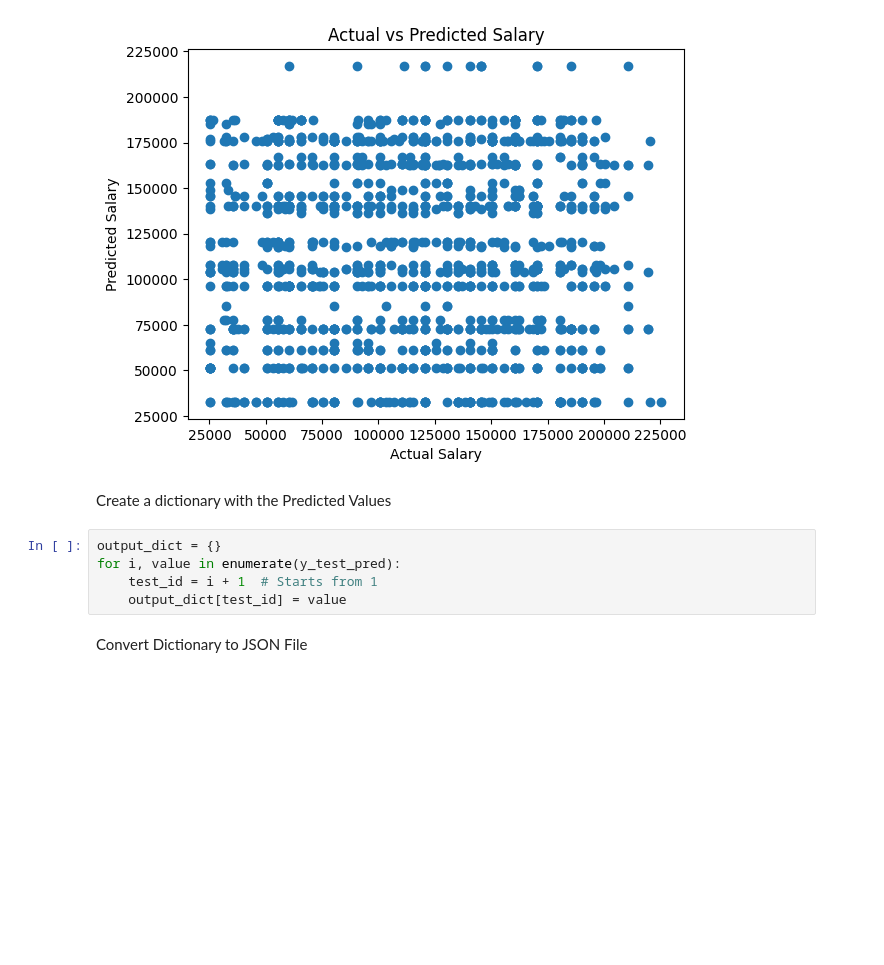
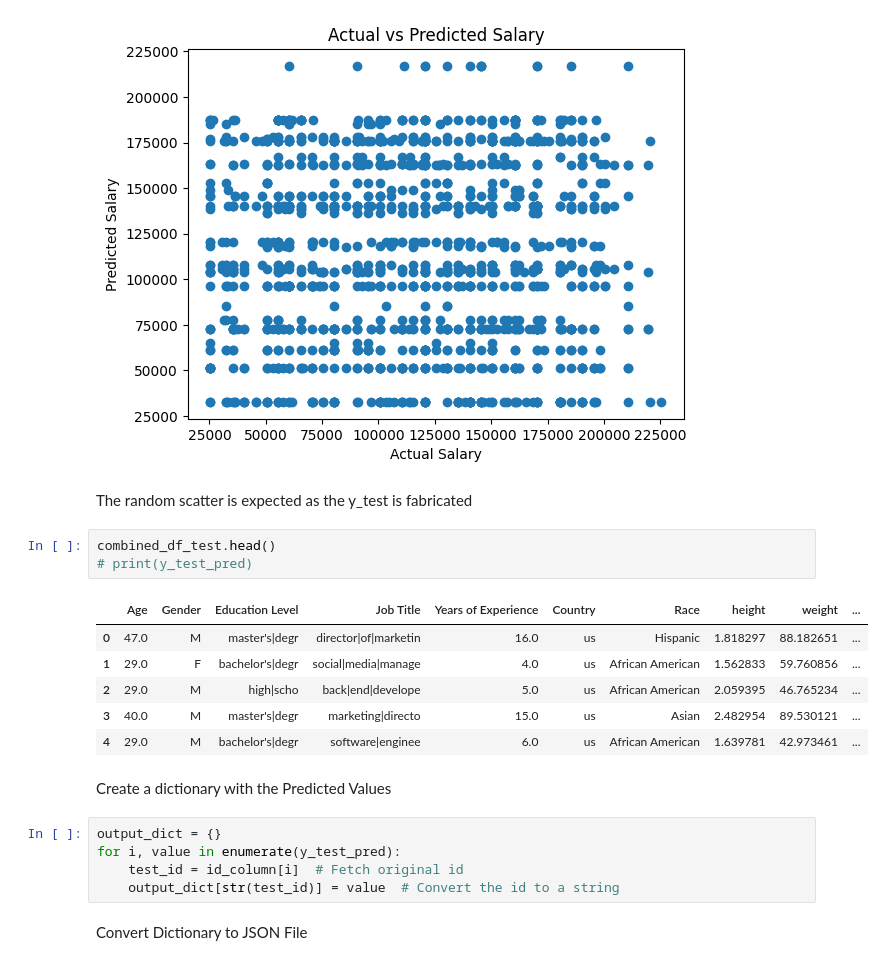
Before and after one commit to DariaTr/Regression-Project, a Jupyter notebook: Regression Project Notebook - Daria.ipynb, the cells around one changed output. Saved outputs shown, nothing was run; the diff lists cells and outputs as text; blank space fills up the shorter version.

```diff
--- a/Regression Project Notebook - Daria.ipynb
+++ b/Regression Project Notebook - Daria.ipynb
@@ -685,13 +703,25 @@ plt.title('Actual vs Predicted Salary')
 plt.show()
 # %% [output]
 [figure]
+# %% [markdown]
+The random scatter is expected as the y_test is fabricated
+# %%
+combined_df_test.head()
+# print(y_test_pred)
+# %% [output]
+|  | Age | Gender | Education Level | Job Title | Years of Experience | Country | Race | height | weight | ... |
+| 0 | 47.0 | M | master's|degr | director|of|marketin | 16.0 | us | Hispanic | 1.818297 | 88.182651 | ... |
+| 1 | 29.0 | F | bachelor's|degr | social|media|manage | 4.0 | us | African American | 1.562833 | 59.760856 | ... |
+| 2 | 29.0 | M | high|scho | back|end|develope | 5.0 | us | African American | 2.059395 | 46.765234 | ... |
+| 3 | 40.0 | M | master's|degr | marketing|directo | 15.0 | us | Asian | 2.482954 | 89.530121 | ... |
+| 4 | 29.0 | M | bachelor's|degr | software|enginee | 6.0 | us | African American | 1.639781 | 42.973461 | ... |
 # %% [markdown]
 Create a dictionary with the Predicted Values
 # %%
 output_dict = {}
 for i, value in enumerate(y_test_pred):
-    test_id = i + 1  # Starts from 1
-    output_dict[test_id] = value
+    test_id = id_column[i]  # Fetch original id
+    output_dict[str(test_id)] = value  # Convert the id to a string
 # %% [markdown]
  Convert Dictionary to JSON File
 # %%
```
Also changed, not shown: parts of 7 cells of this notebook.
